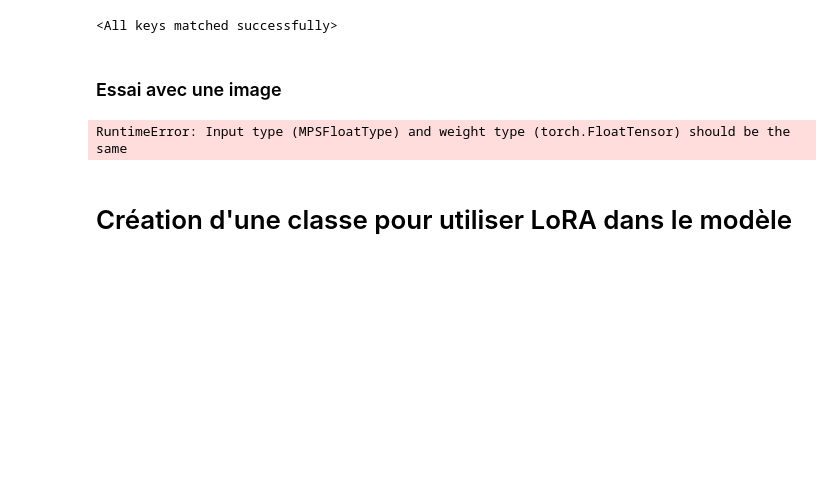
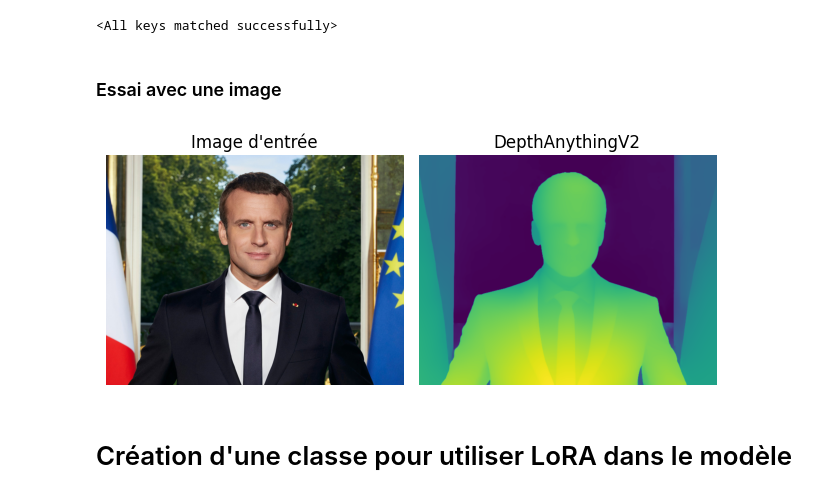
Before and after one commit to Arthurmgnr/LoRA-Fine-Tuning, a Jupyter notebook: loRA_depth_anything.ipynb, the cells around one changed output. Saved outputs shown, nothing was run; the diff lists cells and outputs as text; code cells hidden in the pictures; blank space fills up the shorter version.

```diff
--- a/loRA_depth_anything.ipynb
+++ b/loRA_depth_anything.ipynb
@@ -26,22 +29,22 @@ modelOriginal.load_state_dict(torch.load(f'depth_anything_v2_vits.pth', map_loca
 # %% [markdown]
 ### Essai avec une image
 # %%
-raw_img = cv2.imread("test.jpg")
+raw_img = cv2.imread("portrait.jpg")
 depth = modelOriginal.infer_image(raw_img) # HxW raw depth map in numpy
 plt.subplot(1, 2, 1)  # Première colonne
 plt.imshow(cv2.cvtColor(raw_img, cv2.COLOR_BGR2RGB))  # Convertir BGR en RGB pour l'affichage
 plt.axis("off")
 plt.title("Image d'entrée")
 
 plt.subplot(1, 2, 2)
 plt.imshow(depth, cmap="viridis")
 plt.axis("off")
 plt.title("DepthAnythingV2")
 
 plt.tight_layout()
 plt.show()
 # %% [output]
-RuntimeError: Input type (MPSFloatType) and weight type (torch.FloatTensor) should be the same
+[figure, added]
 # %% [markdown]
 # Création d'une classe pour utiliser LoRA dans le modèle
 # %%
```
Also changed, not shown: parts of 12 cells of this notebook, 13 other files.
